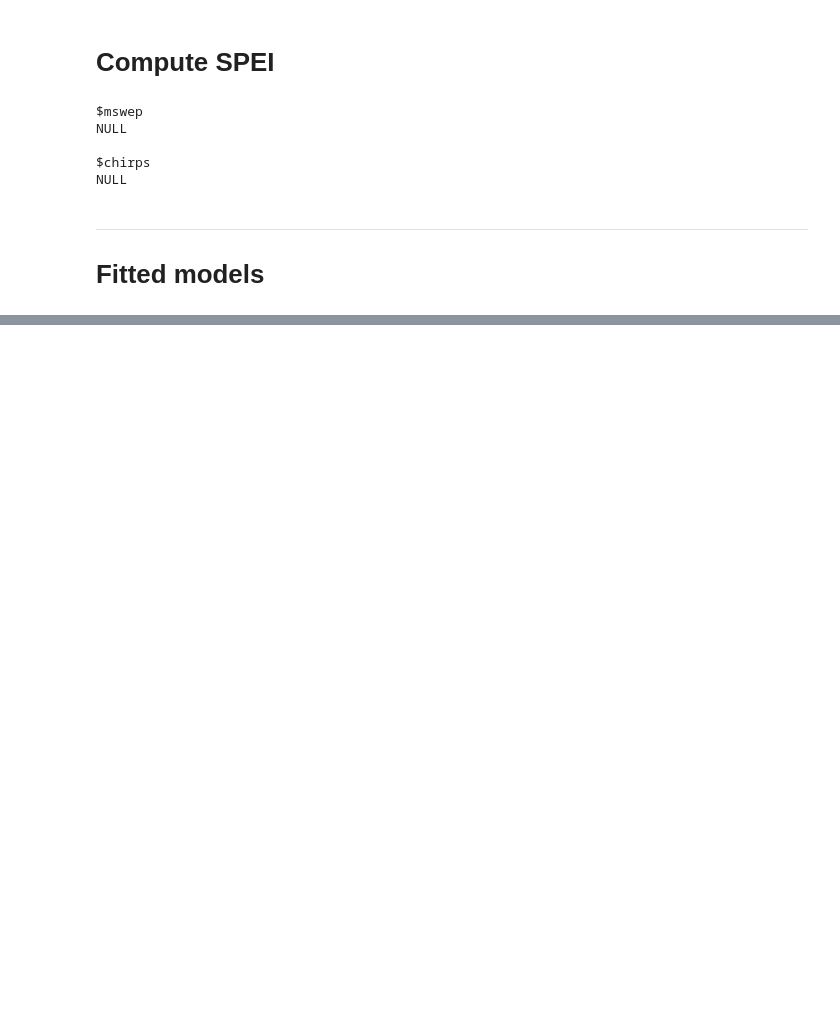
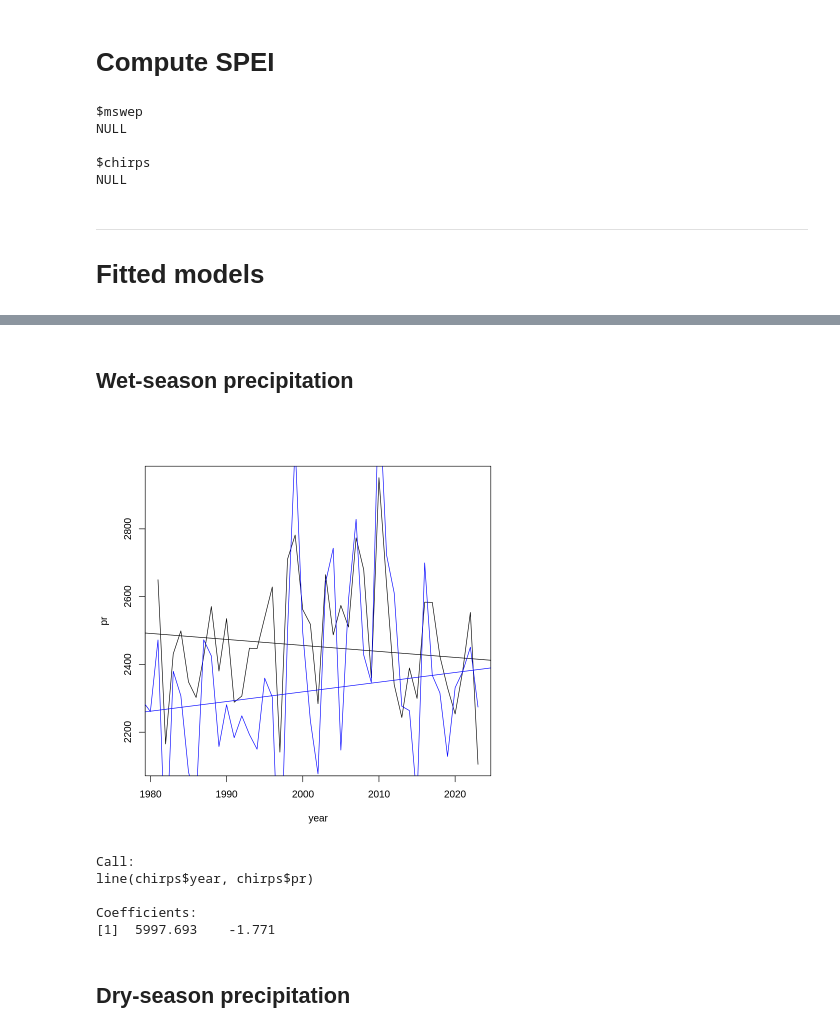
Before and after one commit to clairbarnes/wwa-current, a Jupyter notebook: 24-03_Panama-drought/panama-drought_2R_initial-trend-fitting.ipynb, the cells around one changed output, grey strips where cells are left out. Drawn from its saved outputs; the diff is of its cells as text; code cells hidden in the pictures; blank space fills up the shorter version.

Commit message:
Panama drought timeseries created

```diff
--- a/24-03_Panama-drought/panama-drought_2R_initial-trend-fitting.ipynb
+++ b/24-03_Panama-drought/panama-drought_2R_initial-trend-fitting.ipynb
@@ -219,0 +40,5 @@ ERROR: Error in file(file, "rt"): cannot open the connection
+# %% [markdown]
+## Wet-season precipitation
+# %%
+chirps <- load_ts("ts/panama_pr-wetseason_chirps.dat", col.names = c("year", "pr"))
+mswep <- load_ts("ts/panama_pr-wetseason_mswep.dat", col.names = c("year", "pr"))
@@ -219,0 +47,18 @@ ERROR: Error in file(file, "rt"): cannot open the connection
+# %%
+plot(chirps, type = "l")
+abline(line(chirps$year, chirps$pr))
+
+lines(mswep, col = "blue")
+abline(line(mswep$year, mswep$pr), col = "blue")
+# %% [output]
+[figure, added]
+# %%
+ablineline(chirps$year, chirps$pr)
+# %% [output]
+Call:
+line(chirps$year, chirps$pr)
+
+Coefficients:
+[1]  5997.693    -1.771
+# %% [markdown]
+## Dry-season precipitation
```
Also changed, not shown: parts of 37 cells of this notebook, 46 other files.
